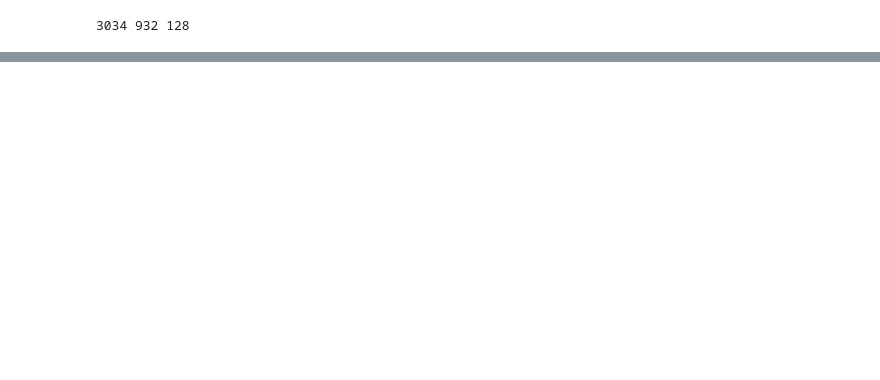
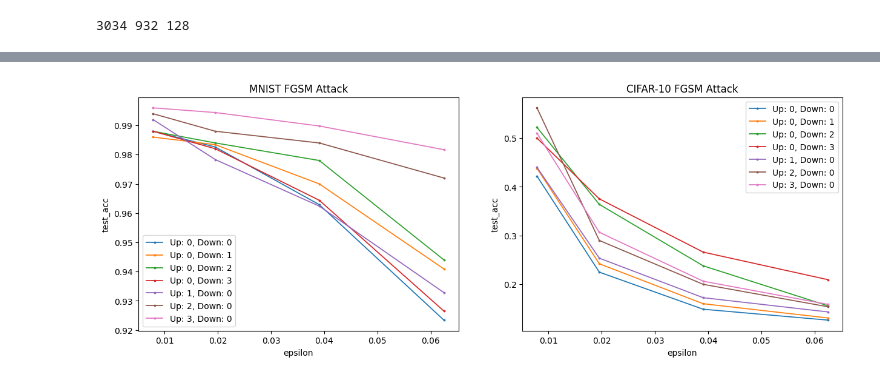
Before and after one commit to JasonTang99/gaussian-pyramid-defense, a Jupyter notebook: plot_exp.ipynb, the cells around one changed output, grey strips where cells are left out. Cells and saved outputs as stored; diff of their text form; code cells hidden in the pictures; blank space fills up the shorter version.

```diff
--- a/plot_exp.ipynb
+++ b/plot_exp.ipynb
@@ -250,0 +338,63 @@ plt.show()
+# %%
+# Analyze difference between up and down samplers
+
+# filter to mnist, scaling 2.0, fgsm
+df_filt = df[
+    (df['scaling_factor'] == 2.0) & \
+    (df['attack_type'] == 'fgsm') & \
+    (df['voting_method'] == 'weighted_vote')
+]
+
+# drop rows without a zero in either up_samplers or down_samplers
+df_filt = df_filt[(df_filt['up_samplers'] == 0) | (df_filt['down_samplers'] == 0)]
+# sort by up_samplers and down_samplers
+df_filt = df_filt.sort_values(by=['dataset', 'up_samplers', 'down_samplers', 'epsilon']).reset_index(drop=True)
+
+# split by dataset
+mnist_filt = df_filt[df_filt['dataset'] == 'mnist']
+cifar_filt = df_filt[df_filt['dataset'] == 'cifar10']
+
+# drop cols
+mnist_filt = drop_redundant_cols(mnist_filt)
+cifar_filt = drop_redundant_cols(cifar_filt)
+
+# create arrays of test_acc and epsilon for each up down pair
+mnist_plot_data = {}
+for i in range(len(mnist_filt)):
+    row = mnist_filt.iloc[i]
+    name = f'Up: {row["up_samplers"]}, Down: {row["down_samplers"]}'
+    if name not in mnist_plot_data:
+        mnist_plot_data[name] = [[], []]
+    mnist_plot_data[name][0].append(row['test_acc'])
+    mnist_plot_data[name][1].append(row['epsilon'])
+
+cifar_plot_data = {}
+for i in range(len(cifar_filt)):
+    row = cifar_filt.iloc[i]
+    name = f'Up: {row["up_samplers"]}, Down: {row["down_samplers"]}'
+    if name not in cifar_plot_data:
+        cifar_plot_data[name] = [[], []]
+    cifar_plot_data[name][0].append(row['test_acc'])
+    cifar_plot_data[name][1].append(row['epsilon'])
+
+# plot
+fig, ax = plt.subplots(1, 2, figsize=(15, 5))
+ax[0].set_title('MNIST FGSM Attack')
+ax[1].set_title('CIFAR-10 FGSM Attack')
+ax[0].set_xlabel('epsilon')
+ax[1].set_xlabel('epsilon')
+ax[0].set_ylabel('test_acc')
+ax[1].set_ylabel('test_acc')
+# plot test_acc vs epsilon for each up_samplers and down_samplers
+for name, data in mnist_plot_data.items():
+    ax[0].plot(data[1], data[0], label=name, marker='o',
+                linewidth=1.25, markersize=1.75)
+for name, data in cifar_plot_data.items():
+    ax[1].plot(data[1], data[0], label=name, marker='o',
+                linewidth=1.25, markersize=1.75)
+ax[0].legend()
+ax[1].legend()
+plt.savefig('graphs/up_down_samplers.png', dpi=100)
+plt.show()
+# %% [output]
+[figure, added]
```
Also changed, not shown: parts of 21 cells of this notebook, 28 other files.
